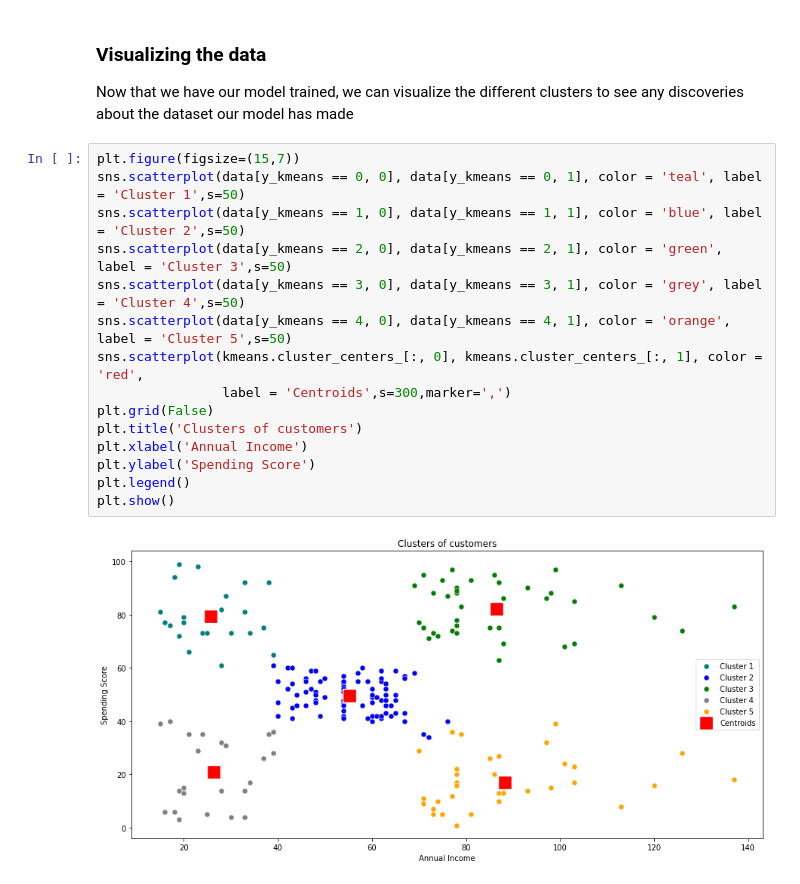
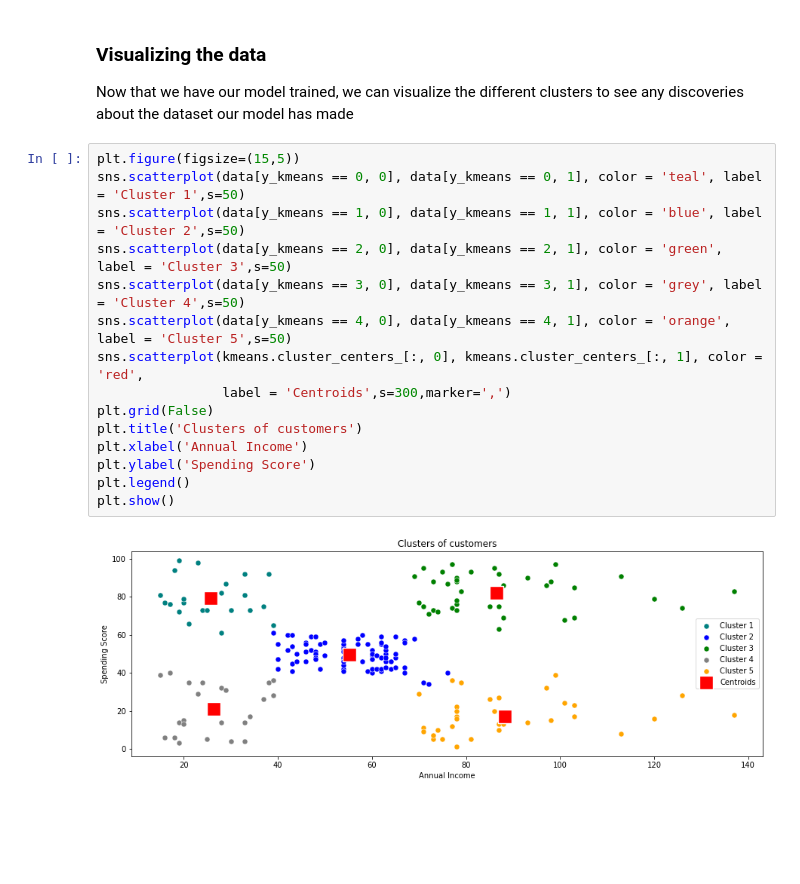
Before and after one commit to KyleHennessy/MachineLearningTutorial, a Jupyter notebook: src/KyleHennessyMachineLearningTutorial.ipynb, the cells around one changed output. Saved outputs shown, nothing was run; the diff lists cells and outputs as text; blank space fills up the shorter version.

```diff
--- a/src/KyleHennessyMachineLearningTutorial.ipynb
+++ b/src/KyleHennessyMachineLearningTutorial.ipynb
@@ -890,22 +936,22 @@ y_kmeans = kmeans.fit_predict(data)
 ### Visualizing the data
 Now that we have our model trained, we can visualize the different clusters to see any discoveries about the dataset our model has made
 # %%
-plt.figure(figsize=(15,7))
+plt.figure(figsize=(15,5))
 sns.scatterplot(data[y_kmeans == 0, 0], data[y_kmeans == 0, 1], color = 'teal', label = 'Cluster 1',s=50)
 sns.scatterplot(data[y_kmeans == 1, 0], data[y_kmeans == 1, 1], color = 'blue', label = 'Cluster 2',s=50)
 sns.scatterplot(data[y_kmeans == 2, 0], data[y_kmeans == 2, 1], color = 'green', label = 'Cluster 3',s=50)
 sns.scatterplot(data[y_kmeans == 3, 0], data[y_kmeans == 3, 1], color = 'grey', label = 'Cluster 4',s=50)
 sns.scatterplot(data[y_kmeans == 4, 0], data[y_kmeans == 4, 1], color = 'orange', label = 'Cluster 5',s=50)
 sns.scatterplot(kmeans.cluster_centers_[:, 0], kmeans.cluster_centers_[:, 1], color = 'red',
                 label = 'Centroids',s=300,marker=',')
 plt.grid(False)
 plt.title('Clusters of customers')
 plt.xlabel('Annual Income')
 plt.ylabel('Spending Score')
 plt.legend()
 plt.show()
 # %% [output]
-[figure, old version]
+[figure, new version]
 # %% [markdown]
 From the graph above, we are able to clearly identify our clusters of customers and the centroids for each cluster. This allows us to clearly see any patterns in the dataset. For one, its clear to see that from cluster 2, people with an average income of 50k seem to spend only half as much as about half of people who earn below 40k per year.
 
```
Also changed, not shown: parts of 18 cells of this notebook.
